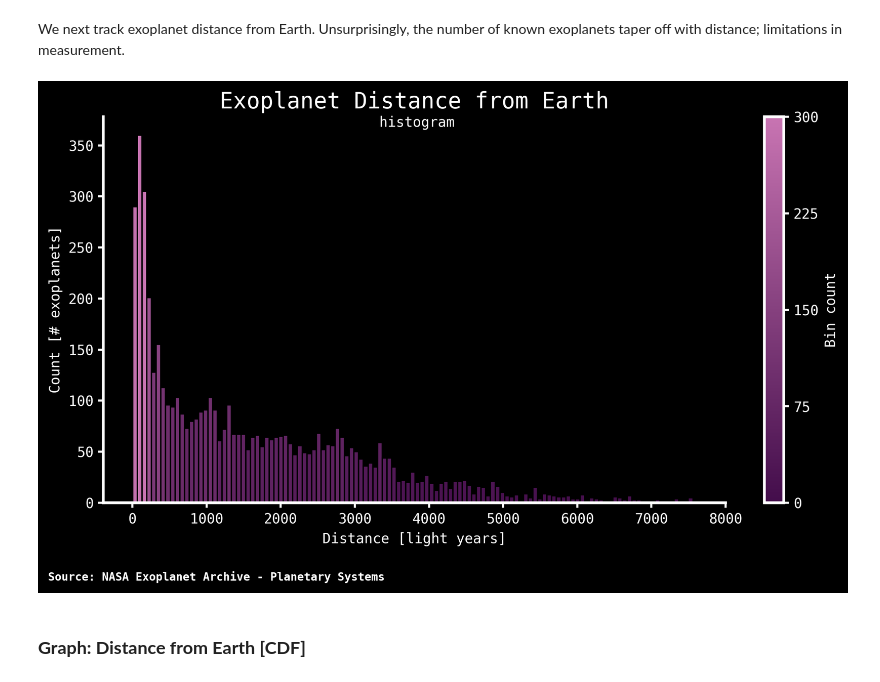
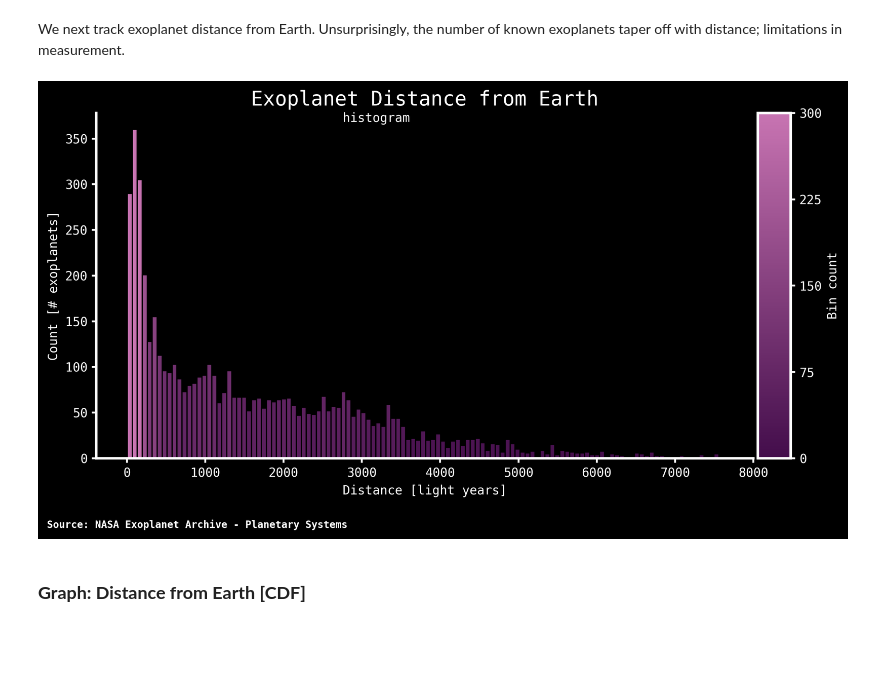
Before and after one commit to ucheetah/exoplanet-viz-cluster, a Jupyter notebook: NASA_exoplanets.ipynb, the cells around one changed output. Cells and saved outputs as stored; diff of their text form; code cells hidden in the pictures; blank space fills up the shorter version.

Commit message:
refactor: graph code

```diff
--- a/NASA_exoplanets.ipynb
+++ b/NASA_exoplanets.ipynb
@@ -329,12 +329,17 @@ Quickly referencing NASA's pages on these exoplanets we determine discrepancies
 *   **Kepler-444 d** - 0.53x Earth radius; not 69.8x - [Kepler-444 d](https://science.nasa.gov/exoplanet-catalog/kepler-444-d/)
 
 We replace the four rows showing discrepancies with their real values:
-# %%
-exoplanets.loc[exoplanets['Planet name'] == 'Kepler-230 b', 'Planet Radius [Earth Radius]'] = 4.25
-exoplanets.loc[exoplanets['Planet name'] == 'Kepler-1946 b', 'Planet Radius [Earth Radius]'] = 2.49
-exoplanets.loc[exoplanets['Planet name'] == 'Kepler-444 f', 'Planet Radius [Earth Radius]'] = 0.741
-exoplanets.loc[exoplanets['Planet name'] == 'HD 100546', 'Planet Radius [Earth Radius]'] = 77.34
-exoplanets.loc[exoplanets['Planet name'] == 'Kepler-444 d', 'Planet Radius [Earth Radius]'] = 0.53
+# %%
+updates = {
+    'Kepler-230 b': 4.25,
+    'Kepler-1946 b': 2.49,
+    'Kepler-444 f': 0.741,
+    'HD 100546': 77.34,
+    'Kepler-444 d': 0.53
+}
+
+for planet, radius in updates.items():
+    exoplanets.loc[exoplanets['Planet name'] == planet, 'Planet Radius [Earth Radius]'] = radius
 # %% [markdown]
 Looking at the table once more our results are more sensible. HD 100546 b	is by many sources listed as the exoplanet with the biggest known radius.
 # %%
@@ -411,53 +416,53 @@ plt.show()
 # %% [markdown]
 We next track exoplanet distance from Earth. Unsurprisingly, the number of known exoplanets taper off with distance; limitations in measurement.
 # %%
+import matplotlib.pyplot as plt
+from matplotlib.colors import LinearSegmentedColormap
+from mpl_toolkits.axes_grid1 import make_axes_locatable
+
+# Create the figure and axes
 fig, ax = plt.subplots(figsize=(10, 5))
-
 fig.dpi = 300
 
 # Histogram computation
-
 filtered_distances = exoplanets[exoplanets['Distance [pc]'] * 3.26 < 8000]
 counts, bins, patches = ax.hist(filtered_distances['Distance [pc]'] * 3.26, bins=125, edgecolor='black')
 cmap = LinearSegmentedColormap.from_list("my_gradient", ["#430d4b", "#C874B2"])
 norm = plt.Normalize(counts.min(), 300)
 
-# Axis
-
-ax.set_xlabel('Distance [light years]', fontsize = 10)
-ax.set_xlim(right = 8000)
-ax.set_ylabel('Count [# exoplanets]', fontsize = 10)
+# Axis settings
+ax.set_xlabel('Distance [light years]', fontsize=10)
+ax.set_xlim(right=8000)
+ax.set_ylabel('Count [# exoplanets]', fontsize=10)
 ax.set_aspect('auto')
 ax.grid(False)
-ax.set_title('Exoplanet Distance from Earth', fontsize = 16)
-fig.text(0.4, 0.86,"histogram", fontsize=10)
+ax.set_title('Exoplanet Distance from Earth', fontsize=16)
+fig.text(0.4, 0.86, "histogram", fontsize=10)
+fig.text(0.07, -0.05, "Source: NASA Exoplanet Archive - Planetary Systems", ha='left', va='bottom', fontsize=8, fontweight='bold')
 
-fig.text(0.07, -0.05, "Source: NASA Exoplanet Archive - Planetary Systems", ha='left', va='bottom',fontsize=8, fontweight='bold')
-
-# Color
-
+# Color settings for the histogram
 for count, bin, patch in zip(counts, bins, patches):
     color = cmap(norm(count))
     patch.set_facecolor(color)
 
+# Create an Axes for the colorbar
+divider = make_axes_locatable(ax)
+cax = divider.append_axes("right", size="5%", pad=0.05)
+
 # Colorbar and ticks
-
 sm = plt.cm.ScalarMappable(cmap=cmap, norm=norm)
 sm.set_array([])
 ticks = [0, 75, 150, 225, 300]
-cbar = plt.colorbar(sm, ticks=ticks)
+cbar = plt.colorbar(sm, cax=cax, ticks=ticks)
 cbar.set_label('Bin count', fontsize=10)
 
 # Spines
+for spine in ['top', 'right']:
+    ax.spines[spine].set_visible(False)
 
-plt.gca().spines['top'].set_visible(False)
-plt.gca().spines['right'].set_visible(False)
-plt.gca().spines['bottom'].set_visible(True)
-plt.gca().spines['left'].set_visible(True)
-
-plt.show();
+plt.show()
 # %% [output]
-[figure, old version]
+[figure, new version]
 # %% [markdown]
 ### **Graph: Distance from Earth [CDF]**
 # %% [markdown]
```
Also changed, not shown: parts of 3 cells of this notebook.
